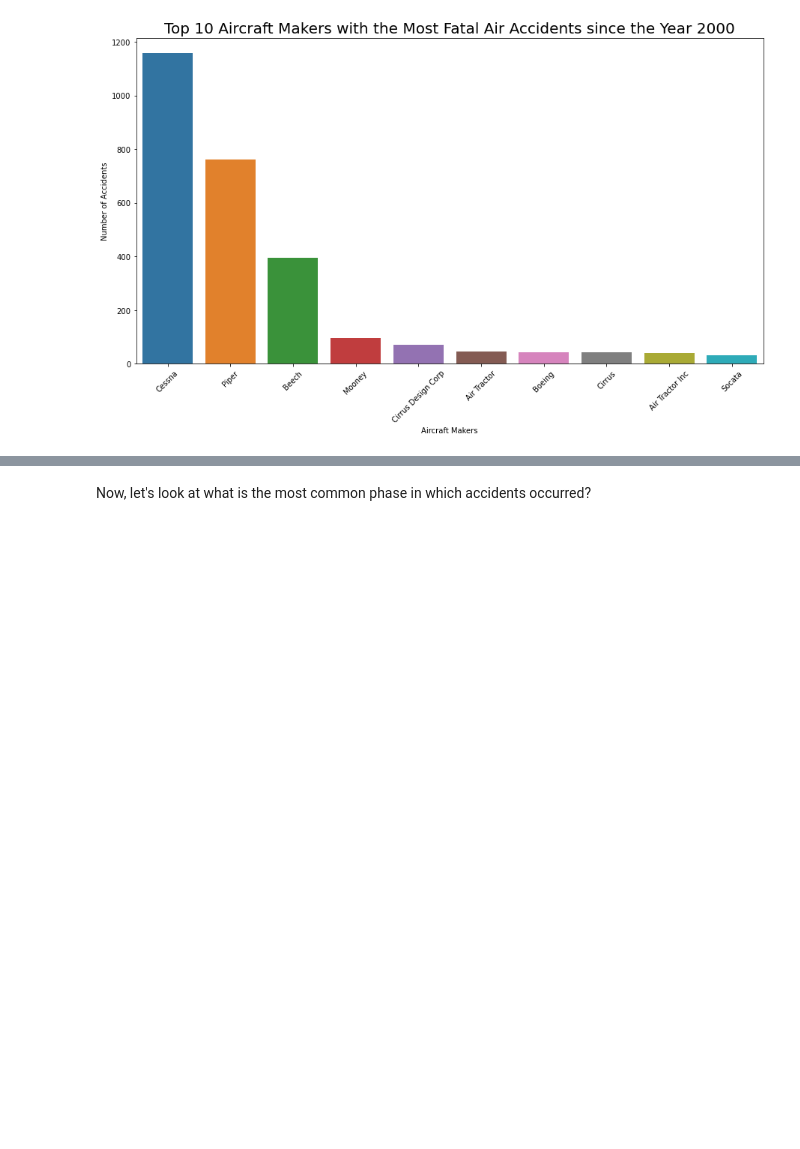
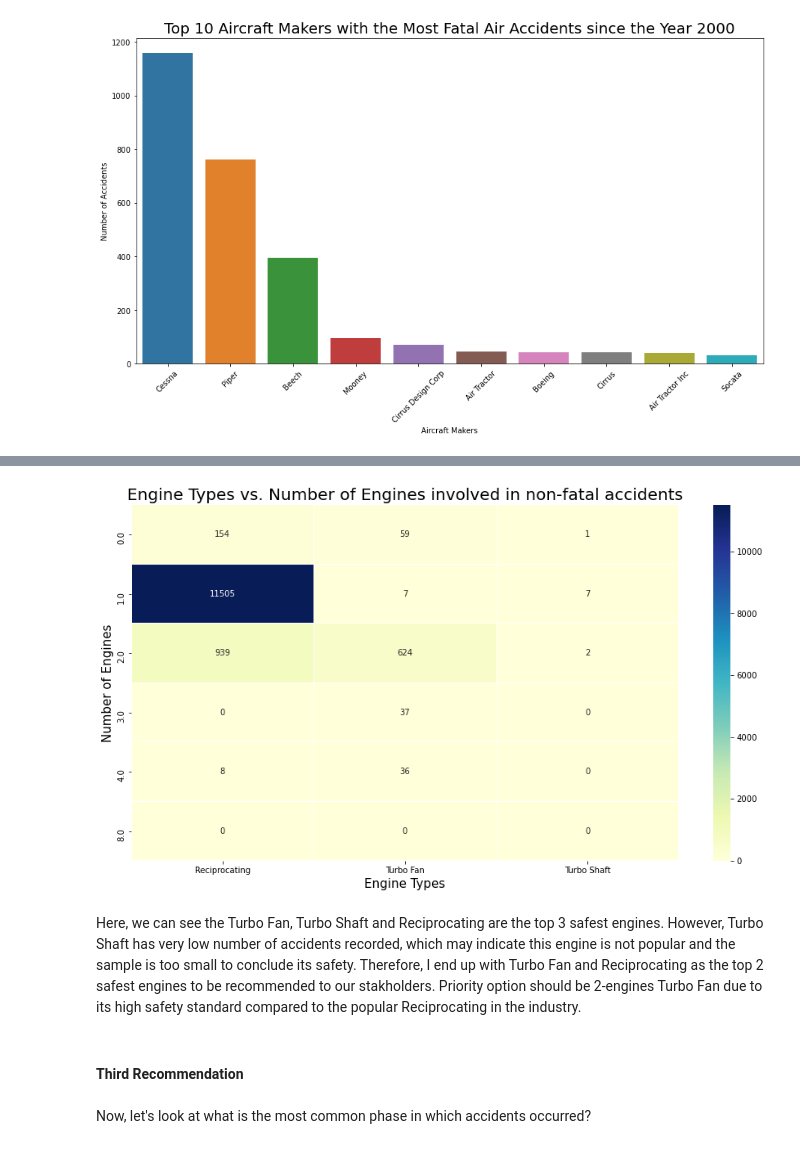
Before and after one commit to taingocbui/dsc-phase-1-project-v3, a Jupyter notebook: student.ipynb, the cells around one changed output, grey strips where cells are left out. Cells and saved outputs as stored; diff of their text form; code cells hidden in the pictures; blank space fills up the shorter version.

```diff
--- a/student.ipynb
+++ b/student.ipynb
@@ -215,3 +292,17 @@ plt.title("Models of Top 3 Companies involved in non-fatal accidents", size=20);
+# %%
+df2 = df[(df['Total.Fatal.Injuries'] + df['Total.Serious.Injuries']) == 0]
+tb = pd.pivot_table(df2[~df2['Engine.Type'].isin(['UNK','Unknown'])], index=['Number.of.Engines'], columns=['Engine.Type'], values='Event.Date', aggfunc=np.count_nonzero, fill_value=0)
+fig, ax = plt.subplots(figsize=(15,8))
+sns.heatmap(tb[['Reciprocating','Turbo Fan','Turbo Shaft']], annot=True, fmt="d", linewidths=.1, ax=ax, linecolor='white', cmap='YlGnBu')
+plt.xlabel("Engine Types", size=15)
+plt.ylabel("Number of Engines", size=15)
+plt.title("Engine Types vs. Number of Engines involved in non-fatal accidents", size=20);
+# %% [output]
+[figure, added]
+# %% [markdown]
+Here, we can see the Turbo Fan, Turbo Shaft and Reciprocating are the top 3 safest engines. However, Turbo Shaft has very low number of accidents recorded, which may indicate this engine is not popular and the sample is too small to conclude its safety. Therefore, I end up with Turbo Fan and Reciprocating as the top 2 safest engines to be recommended to our stakholders. Priority option should be 2-engines Turbo Fan due to its high safety standard compared to the popular Reciprocating in the industry.
+# %% [markdown]
+#### Third Recommendation
 # %% [markdown]
 Now, let's look at what is the most common phase in which accidents occurred?
 # %%
```
Also changed, not shown: parts of 46 cells of this notebook.
